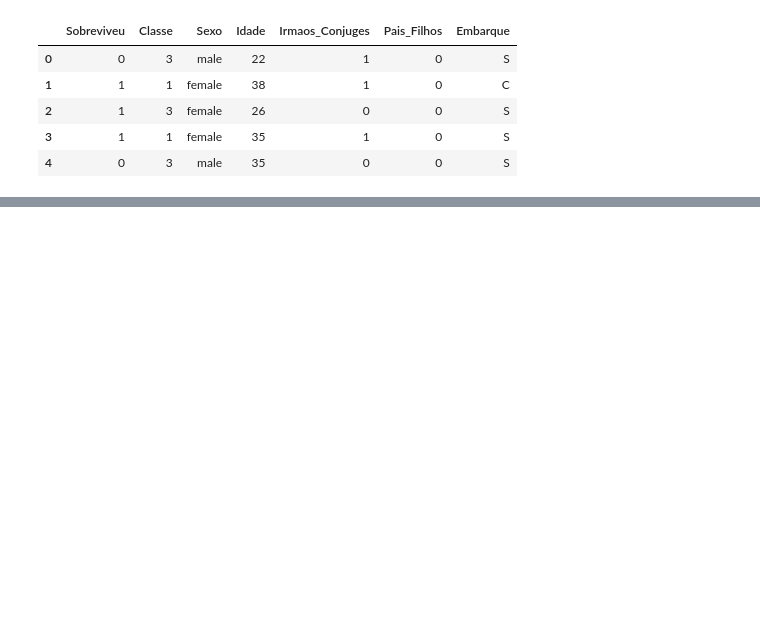
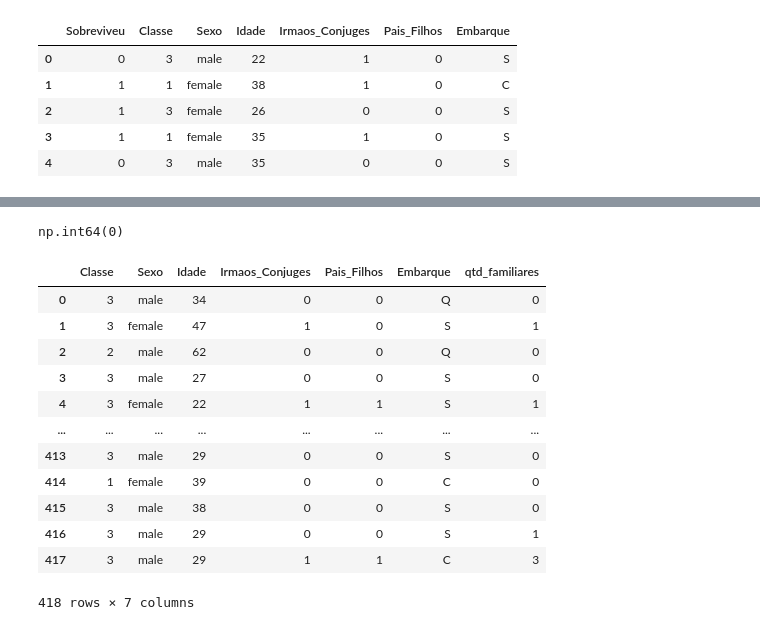
Before and after one commit to matheusvaraujo/survivor_titanic_predict, a Jupyter notebook: survivor_titanic_predict.ipynb, the cells around one changed output, grey strips where cells are left out. Drawn from its saved outputs; the diff is of its cells as text; code cells hidden in the pictures; blank space fills up the shorter version.

```diff
--- a/survivor_titanic_predict.ipynb
+++ b/survivor_titanic_predict.ipynb
@@ -198,6 +198,10 @@ fig.show()
 data_train['Idade'] = data_train['Idade'].fillna(
     data_train.groupby('Classe')['Idade'].transform('median')
 )
+# %%
+data_test['Idade'] = data_test['Idade'].fillna(
+    data_train.groupby('Classe')['Idade'].transform('median')
+)
 # %%
 data_train['Idade'] = data_train['Idade'].astype(int)
 # %%
@@ -315,0 +344,24 @@ fig.show()
+# %%
+data_test['qtd_familiares'] = data_test['qtd_familiares'].astype(int)
+# %%
+data_test['Idade'].isnull().sum()
+# %% [output]
+np.int64(0)
+# %%
+data_test['Idade'] = data_test['Idade'].astype(int)
+# %%
+data_test
+# %% [output]
+|  | Classe | Sexo | Idade | Irmaos_Conjuges | Pais_Filhos | Embarque | qtd_familiares |
+| 0 | 3 | male | 34 | 0 | 0 | Q | 0 |
+| 1 | 3 | female | 47 | 1 | 0 | S | 1 |
+| 2 | 2 | male | 62 | 0 | 0 | Q | 0 |
+| 3 | 3 | male | 27 | 0 | 0 | S | 0 |
+| 4 | 3 | female | 22 | 1 | 1 | S | 1 |
+| ... | ... | ... | ... | ... | ... | ... | ... |
+| 413 | 3 | male | 29 | 0 | 0 | S | 0 |
+| 414 | 1 | female | 39 | 0 | 0 | C | 0 |
+| 415 | 3 | male | 38 | 0 | 0 | S | 0 |
+| 416 | 3 | male | 29 | 0 | 0 | S | 1 |
+| 417 | 3 | male | 29 | 1 | 1 | C | 3 |
+418 rows × 7 columns
```
Also changed, not shown: parts of 28 cells of this notebook.
